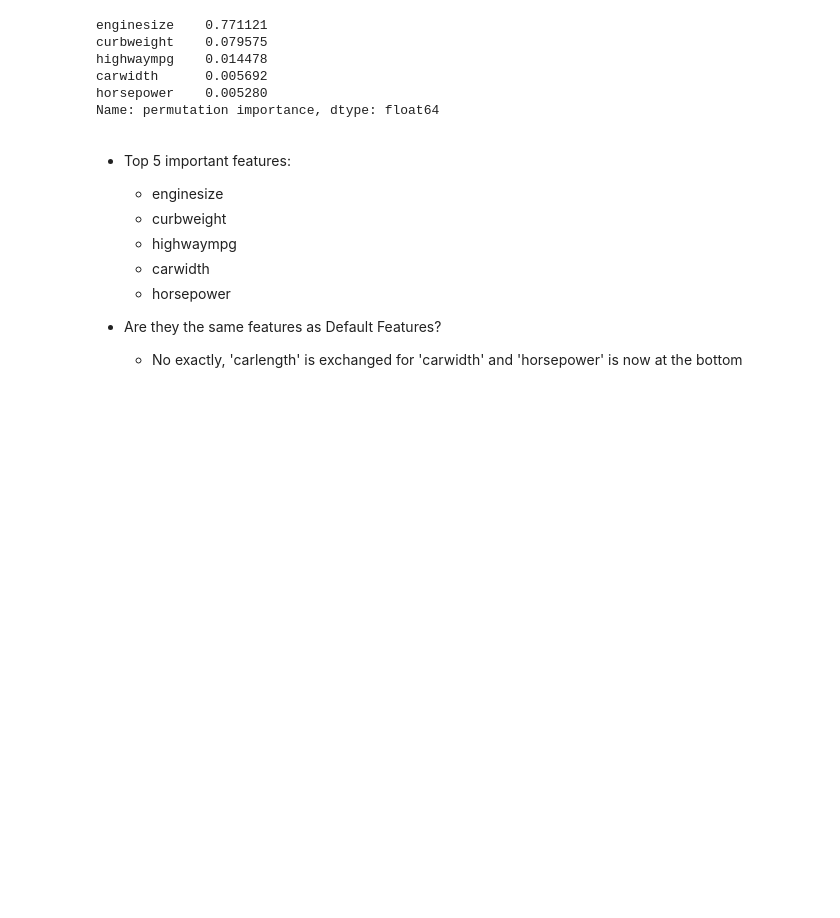
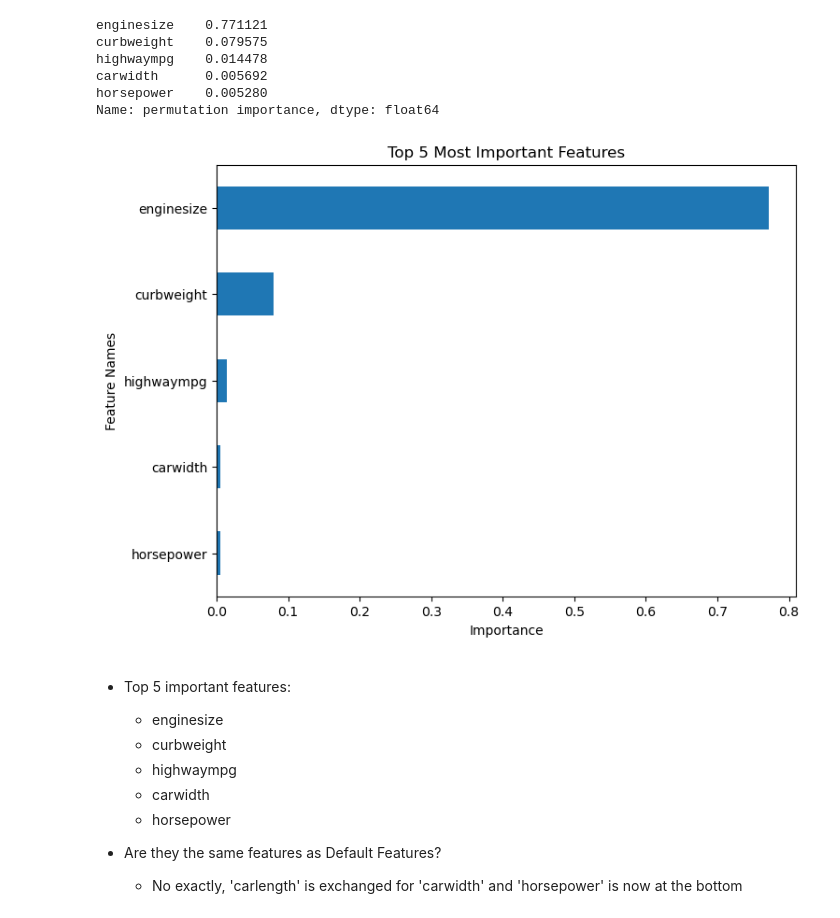
Before and after one commit to jonnunez92/-Practice1--Sklearn-v1.1---Feature-Importance, a Jupyter notebook: (Practice1) Sklearn v1.1 & Feature Importance - Jonathan Nunez.ipynb, the cells around one changed output. Drawn from its saved outputs; the diff is of its cells as text; code cells hidden in the pictures; blank space fills up the shorter version.

```diff
--- a/(Practice1) Sklearn v1.1 & Feature Importance - Jonathan Nunez.ipynb
+++ b/(Practice1) Sklearn v1.1 & Feature Importance - Jonathan Nunez.ipynb
@@ -302,6 +304,10 @@ highwaympg    0.014478
 carwidth      0.005692
 horsepower    0.005280
 Name: permutation importance, dtype: float64
+# %%
+plot_importance(perm_importances, top_n=5);
+# %% [output]
+[figure, added]
 # %% [markdown]
 - Top 5 important features:
     - enginesize
```
Also changed, not shown: parts of 2 cells of this notebook.
